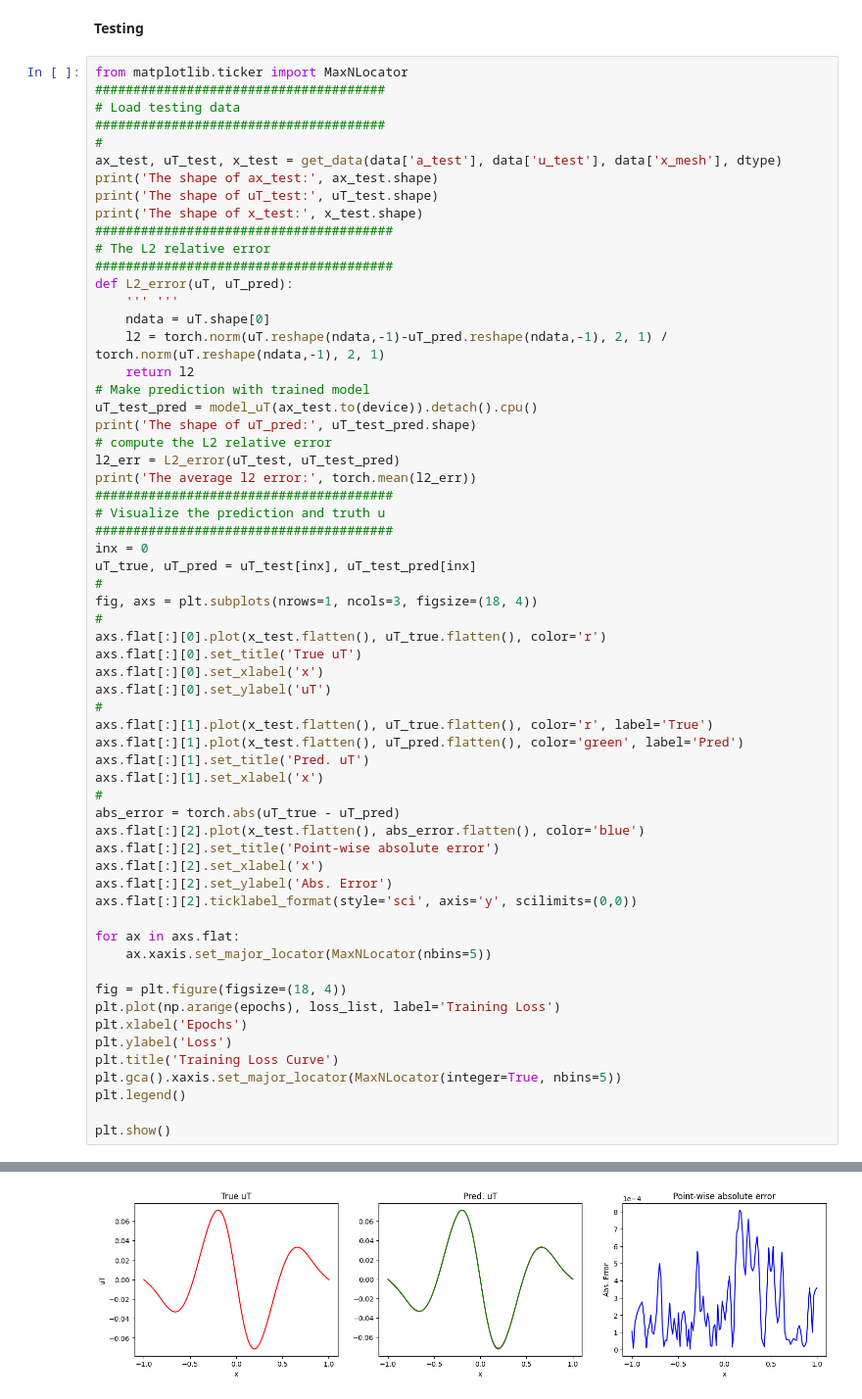
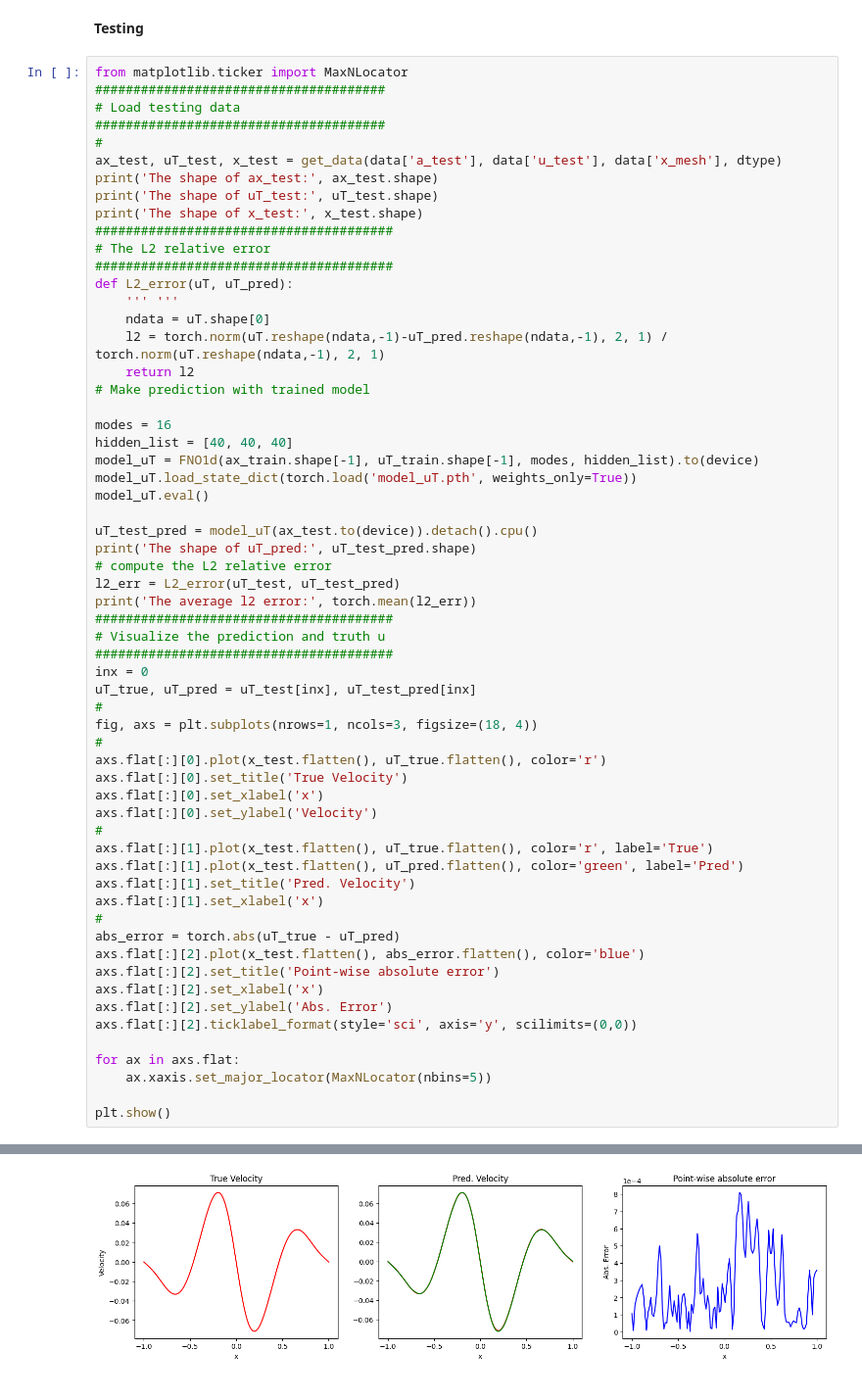
Before and after one commit to event-h0r1zon/DL-PDEs-TUM, a Jupyter notebook: problem-c/Problem_C.ipynb, the cells around one changed output, grey strips where cells are left out. Shown at 98% size. Saved outputs shown, nothing was run; the diff lists cells and outputs as text.

```diff
--- a/problem-c/Problem_C.ipynb
+++ b/problem-c/Problem_C.ipynb
@@ -315,6 +315,13 @@ def L2_error(uT, uT_pred):
     l2 = torch.norm(uT.reshape(ndata,-1)-uT_pred.reshape(ndata,-1), 2, 1) / torch.norm(uT.reshape(ndata,-1), 2, 1)
     return l2
 # Make prediction with trained model
+
+modes = 16
+hidden_list = [40, 40, 40]
+model_uT = FNO1d(ax_train.shape[-1], uT_train.shape[-1], modes, hidden_list).to(device)
+model_uT.load_state_dict(torch.load('model_uT.pth', weights_only=True))
+model_uT.eval()
+
 uT_test_pred = model_uT(ax_test.to(device)).detach().cpu()
 print('The shape of uT_pred:', uT_test_pred.shape)
 # compute the L2 relative error
@@ -325,42 +332,34 @@ print('The average l2 error:', torch.mean(l2_err))
 #######################################
 inx = 0
 uT_true, uT_pred = uT_test[inx], uT_test_pred[inx]
 #
 fig, axs = plt.subplots(nrows=1, ncols=3, figsize=(18, 4))
 #
 axs.flat[:][0].plot(x_test.flatten(), uT_true.flatten(), color='r')
-axs.flat[:][0].set_title('True uT')
+axs.flat[:][0].set_title('True Velocity')
 axs.flat[:][0].set_xlabel('x')
-axs.flat[:][0].set_ylabel('uT')
+axs.flat[:][0].set_ylabel('Velocity')
 #
 axs.flat[:][1].plot(x_test.flatten(), uT_true.flatten(), color='r', label='True')
 axs.flat[:][1].plot(x_test.flatten(), uT_pred.flatten(), color='green', label='Pred')
-axs.flat[:][1].set_title('Pred. uT')
+axs.flat[:][1].set_title('Pred. Velocity')
 axs.flat[:][1].set_xlabel('x')
 #
 abs_error = torch.abs(uT_true - uT_pred)
 axs.flat[:][2].plot(x_test.flatten(), abs_error.flatten(), color='blue')
 axs.flat[:][2].set_title('Point-wise absolute error')
 axs.flat[:][2].set_xlabel('x')
 axs.flat[:][2].set_ylabel('Abs. Error')
 axs.flat[:][2].ticklabel_format(style='sci', axis='y', scilimits=(0,0))
 
 for ax in axs.flat:
     ax.xaxis.set_major_locator(MaxNLocator(nbins=5))
 
-fig = plt.figure(figsize=(18, 4))
-plt.plot(np.arange(epochs), loss_list, label='Training Loss')
-plt.xlabel('Epochs')
-plt.ylabel('Loss')
-plt.title('Training Loss Curve')
-plt.gca().xaxis.set_major_locator(MaxNLocator(integer=True, nbins=5))
-plt.legend()
-
 plt.show()
 # %% [output]
 The shape of ax_test: torch.Size([200, 128, 2])
 The shape of uT_test: torch.Size([200, 128, 1])
 The shape of x_test: torch.Size([128, 1])
 The shape of uT_pred: torch.Size([200, 128, 1])
 The average l2 error: tensor(0.0029)
-[figure, old version]
+[figure, new version]
```
Also changed, not shown: parts of 1 cell of this notebook, 13 other files.
